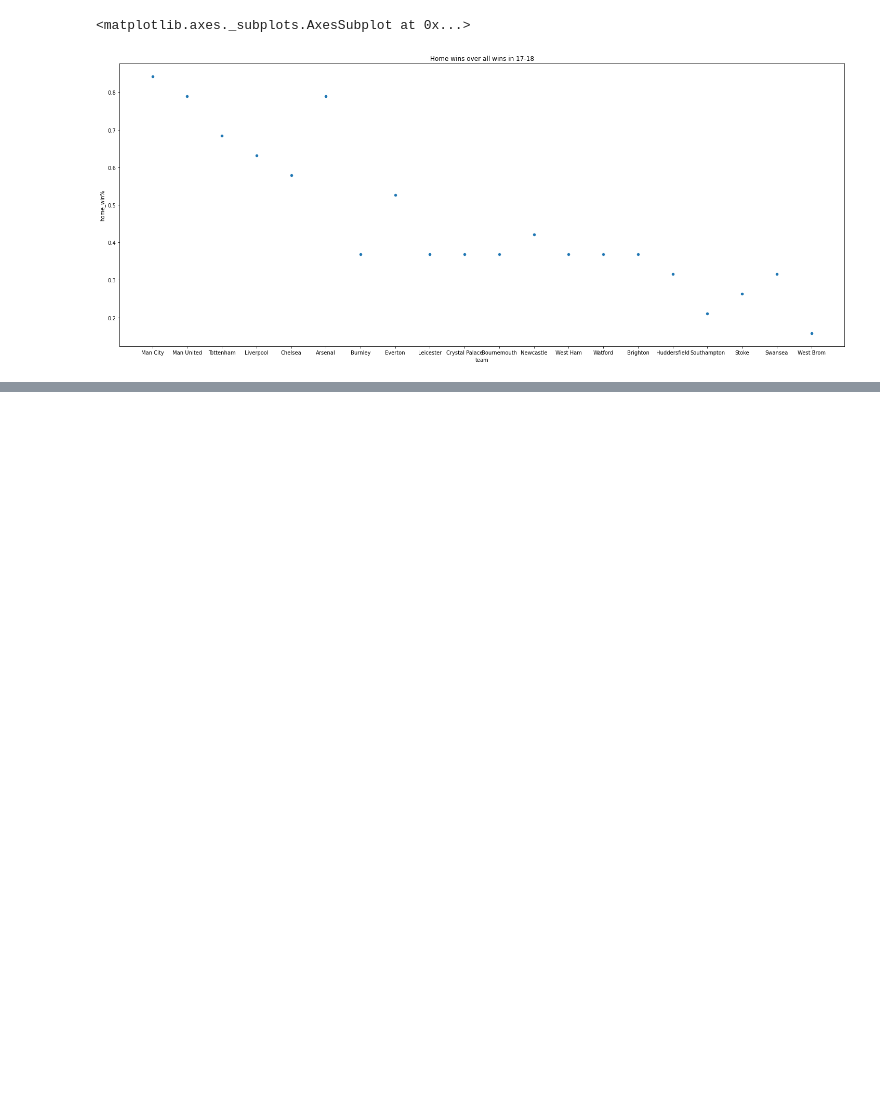
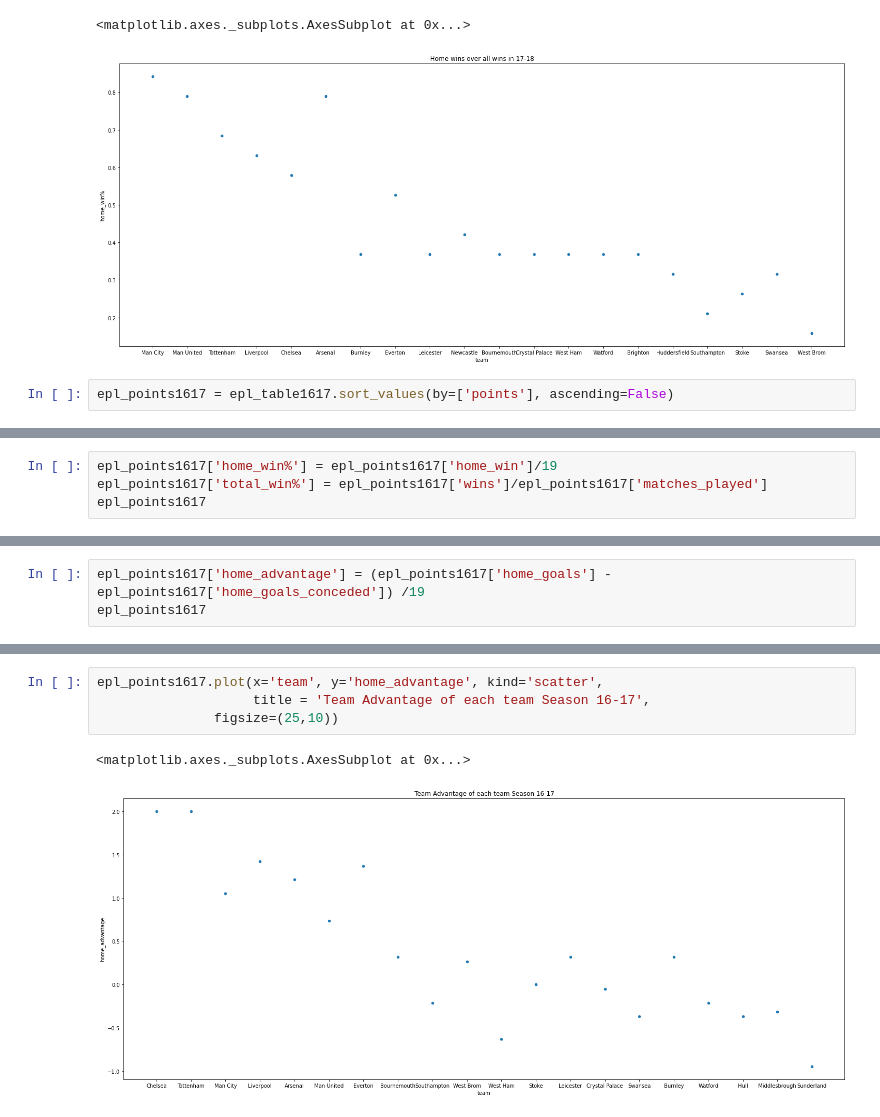
Before and after one commit to vsehgal1/320Final, a Jupyter notebook: 320Final_Project.ipynb, the cells around one changed output, grey strips where cells are left out. Drawn from its saved outputs; the diff is of its cells as text; blank space fills up the shorter version.

Commit message:
Added Scatter-plots for all Seasons

```diff
--- a/320Final_Project.ipynb
+++ b/320Final_Project.ipynb
@@ -363,3 +366,5 @@ epl_points1718.plot(x='team', y='home_win%', kind='scatter',
 # %% [output]
 <matplotlib.axes._subplots.AxesSubplot at 0x...>
 [figure]
+# %%
+epl_points1617 = epl_table1617.sort_values(by=['points'], ascending=False)
@@ -365,0 +415,4 @@ epl_points1718.plot(x='team', y='home_win%', kind='scatter',
+# %%
+epl_points1617['home_win%'] = epl_points1617['home_win']/19
+epl_points1617['total_win%'] = epl_points1617['wins']/epl_points1617['matches_played']
+epl_points1617
@@ -365,0 +437,3 @@ epl_points1718.plot(x='team', y='home_win%', kind='scatter',
+# %%
+epl_points1617['home_advantage'] = (epl_points1617['home_goals'] - epl_points1617['home_goals_conceded']) /19
+epl_points1617
@@ -365,0 +458,7 @@ epl_points1718.plot(x='team', y='home_win%', kind='scatter',
+# %%
+epl_points1617.plot(x='team', y='home_advantage', kind='scatter',
+                    title = 'Team Advantage of each team Season 16-17',
+               figsize=(25,10))
+# %% [output]
+<matplotlib.axes._subplots.AxesSubplot at 0x...>
+[figure, added]
```
Also changed, not shown: parts of 38 cells of this notebook.
